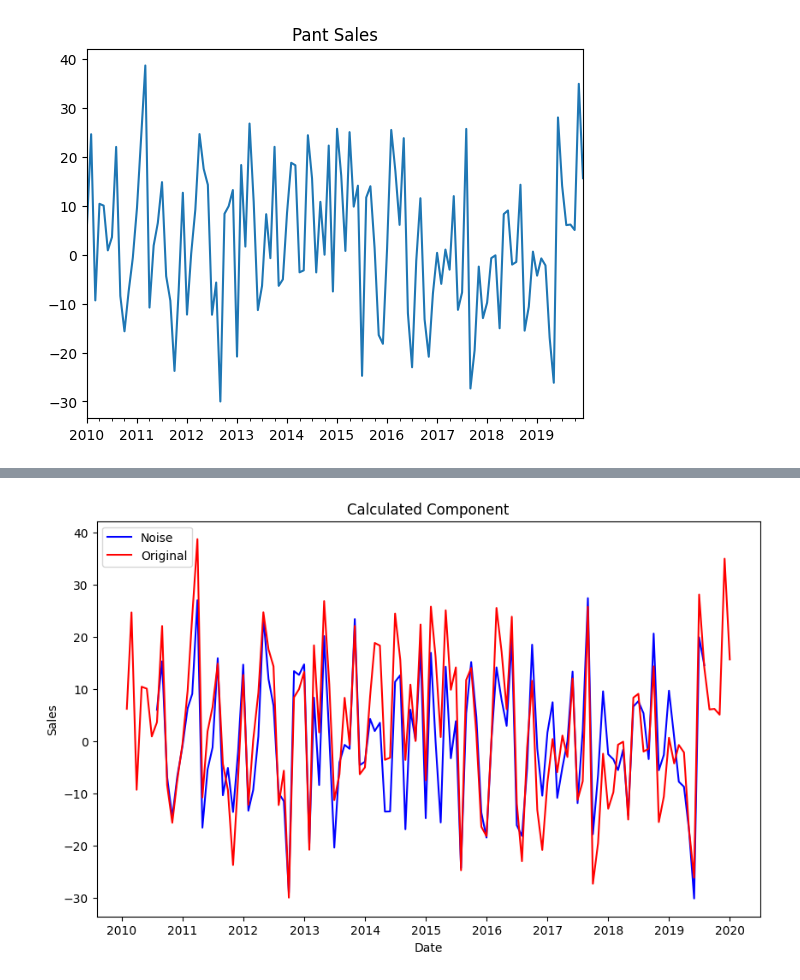
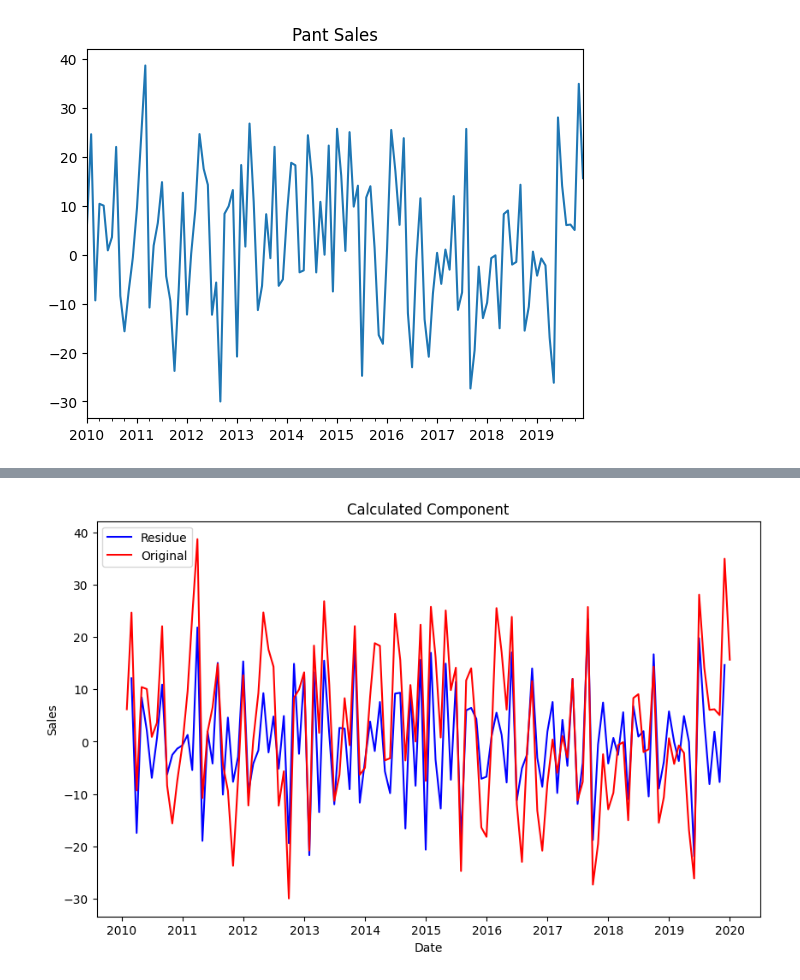
Before and after one commit to Sampurn44/TSA, a Jupyter notebook: manual.ipynb, the cells around one changed output, grey strips where cells are left out. Cells and saved outputs as stored; diff of their text form; code cells hidden in the pictures.

```diff
--- a/manual.ipynb
+++ b/manual.ipynb
@@ -17,7 +17,7 @@ seasonal_df = y.to_frame()
 [figure]
 # %%
 # calculate the trend component
-seasonal_df["trend"] = seasonal_df["n_pant"].rolling(window=12, center=True).mean()
+seasonal_df["trend"] = seasonal_df["n_pant"].rolling(window=3, center=True).mean()
 
 plt.figure(figsize=(10, 6))
 plt.plot(seasonal_df.index, seasonal_df["n_pant"], label='Original Series')
@@ -62,14 +103,11 @@ plt.show()
 # %%
-# get the residuals
-seasonal_df["resid"] = seasonal_df["detrended"] - seasonal_df["seasonality"]
-
 plt.figure(figsize=(10, 6))
-plt.plot(seasonal_df.index, seasonal_df["resid"], label='Noise', color='blue')
+plt.plot(seasonal_df.index, seasonal_df["resid"], label='Residue', color='blue')
 plt.plot(seasonal_df.index, seasonal_df["n_pant"], label='Original', color='red')
 plt.title('Calculated Component')
 plt.xlabel('Date')
 plt.ylabel('Sales')
 plt.legend()
 plt.show()
 # %% [output]
-[figure, old version]
+[figure, new version]
```
Also changed, not shown: parts of 6 cells of this notebook.
